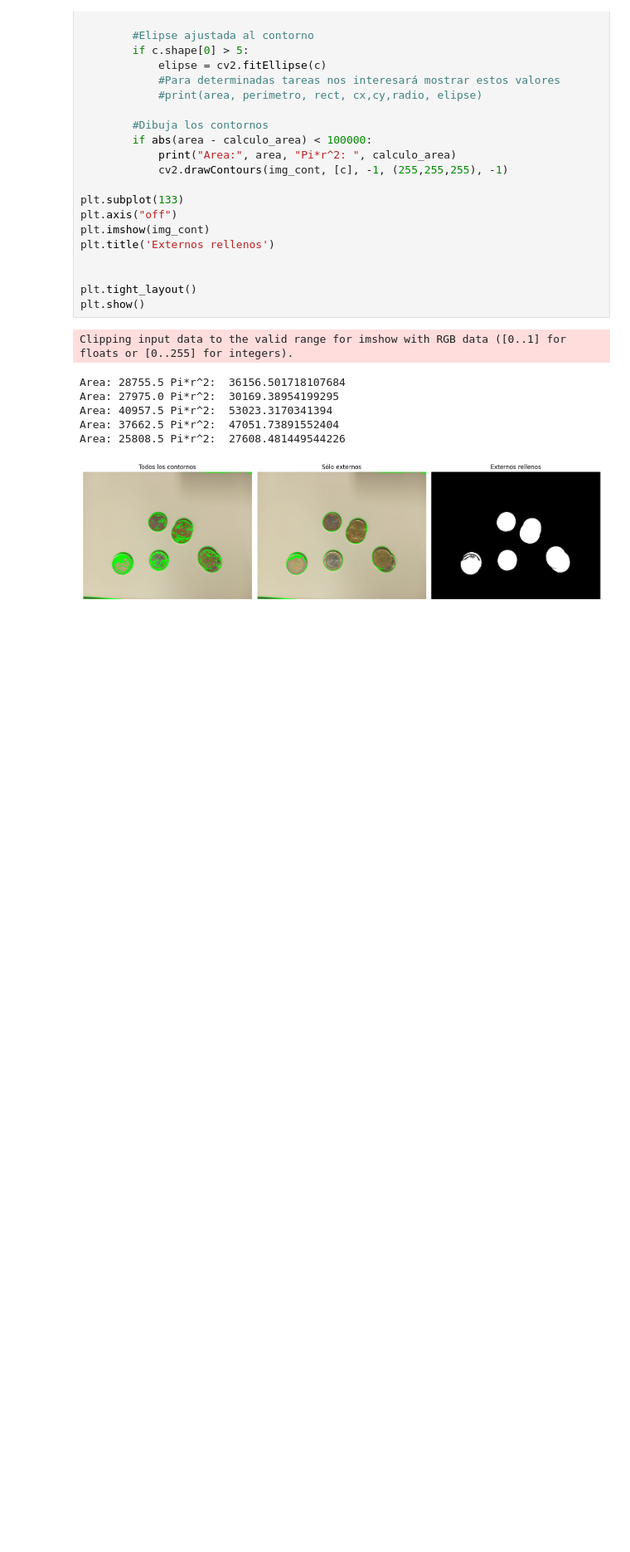
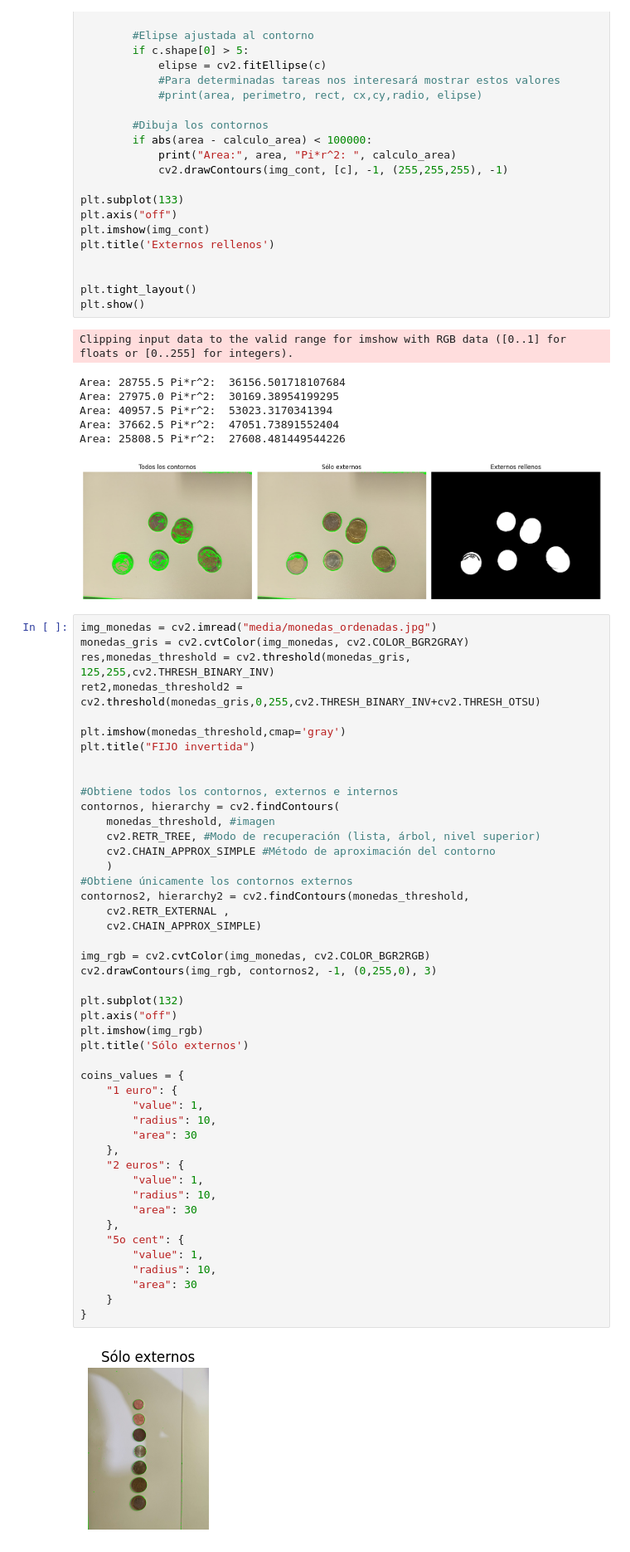
Before and after one commit to Ulpgc-Vision-por-computador/P3-Deteccion-de-formas, a Jupyter notebook: entrega.ipynb, the cells around one changed output. Shown at 83% size. Drawn from its saved outputs; the diff is of its cells as text; blank space fills up the shorter version.

```diff
--- a/entrega.ipynb
+++ b/entrega.ipynb
@@ -244,3 +244,51 @@ Area: 40957.5 Pi*r^2:  53023.3170341394
 Area: 37662.5 Pi*r^2:  47051.73891552404
 Area: 25808.5 Pi*r^2:  27608.481449544226
 [figure]
+# %%
+img_monedas = cv2.imread("media/monedas_ordenadas.jpg")
+monedas_gris = cv2.cvtColor(img_monedas, cv2.COLOR_BGR2GRAY)
+res,monedas_threshold = cv2.threshold(monedas_gris, 125,255,cv2.THRESH_BINARY_INV)
+ret2,monedas_threshold2 = cv2.threshold(monedas_gris,0,255,cv2.THRESH_BINARY_INV+cv2.THRESH_OTSU)
+
+plt.imshow(monedas_threshold,cmap='gray')
+plt.title("FIJO invertida")
+
+
+#Obtiene todos los contornos, externos e internos
+contornos, hierarchy = cv2.findContours(
+    monedas_threshold, #imagen
+    cv2.RETR_TREE, #Modo de recuperación (lista, árbol, nivel superior)
+    cv2.CHAIN_APPROX_SIMPLE #Método de aproximación del contorno
+    )
+#Obtiene únicamente los contornos externos
+contornos2, hierarchy2 = cv2.findContours(monedas_threshold,
+    cv2.RETR_EXTERNAL ,
+    cv2.CHAIN_APPROX_SIMPLE)
+
+img_rgb = cv2.cvtColor(img_monedas, cv2.COLOR_BGR2RGB)
+cv2.drawContours(img_rgb, contornos2, -1, (0,255,0), 3)
+
+plt.subplot(132)
+plt.axis("off")
+plt.imshow(img_rgb)
+plt.title('Sólo externos')
+
+coins_values = {
+    "1 euro": {
+        "value": 1,
+        "radius": 10,
+        "area": 30
+    },
+    "2 euros": {
+        "value": 1,
+        "radius": 10,
+        "area": 30
+    },
+    "5o cent": {
+        "value": 1,
+        "radius": 10,
+        "area": 30
+    }
+}
+# %% [output]
+[figure, added]
```
Also changed, not shown: 2 other files.
